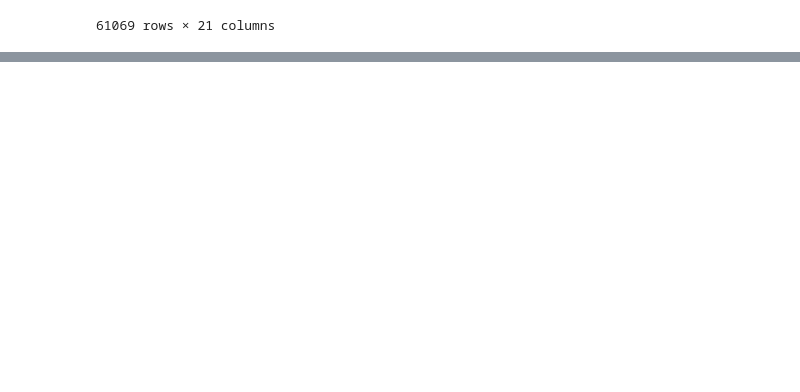
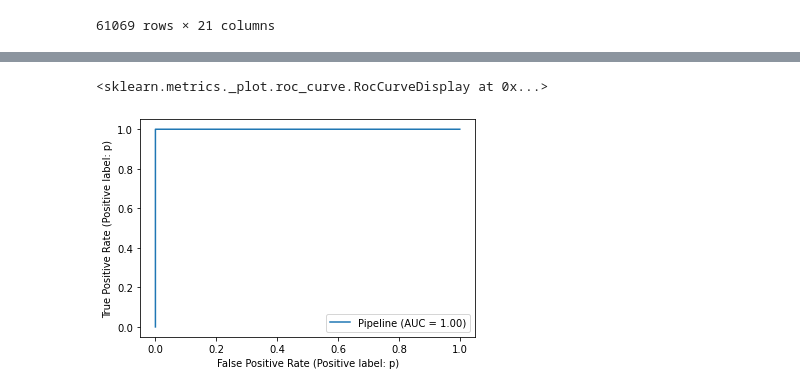
Before and after one commit to Krispy3/MushroomClassifier, a Jupyter notebook: MushWkbk.ipynb, the cells around one changed output, grey strips where cells are left out. Cells and saved outputs as stored; diff of their text form; code cells hidden in the pictures; blank space fills up the shorter version.

Commit message:
models added

```diff
--- a/MushWkbk.ipynb
+++ b/MushWkbk.ipynb
@@ -38,0 +76,10 @@ df2
+# %%
+# establish X and y variables.
+X = df2.drop('class', axis=1)
+y = df2['class']
+
+# Split data into train and test groups early to prevent data leakage
+
+from sklearn.model_selection import train_test_split
+
+X_train, X_test, y_train, y_test = train_test_split(X, y, test_size=0.2)
@@ -38,0 +112,24 @@ df2
+# %%
+# Baseline model
+
+numeric_pipeline = Pipeline([('numimputer', SimpleImputer(strategy = 'mean')), ('numnorm', StandardScaler())])
+
+nominal_pipeline = Pipeline([
+    ('onehotimputer', SimpleImputer(strategy = 'most_frequent')),
+    ('onehotenc', OneHotEncoder(sparse = False, drop = 'first'))])
+
+num_cols = X_train.select_dtypes(['int', 'float']).columns
+cat_cols = X_train.select_dtypes(['object']).columns
+
+ct = ColumnTransformer(
+    [("nominalpipe", nominal_pipeline,cat_cols),
+     ("numpipe", numeric_pipeline, num_cols)])
+
+model_pipe1 = Pipeline([('preprocess', ct),('model', LogisticRegression())])
+
+
+
+model_pipe1.fit(X_train,y_train)
+print('train score: {}'.format(model_pipe1.score(X_train,y_train)))
+print('test score: {}'.format(model_pipe1.score(X_test,y_test)))
+model_pipe1
@@ -38,0 +165,6 @@ df2
+# %%
+model_pipe2 = Pipeline([('preprocess', ct),('knn', KNeighborsClassifier())])
+model_pipe2.fit(X_train, y_train)
+print('train score: {}'.format(model_pipe2.score(X_train,y_train)))
+print('test score: {}'.format(model_pipe2.score(X_test,y_test)))
+model_pipe2
@@ -38,0 +193,5 @@ df2
+# %%
+plot_roc_curve(model_pipe2, X_test, y_test)
+# %% [output]
+<sklearn.metrics._plot.roc_curve.RocCurveDisplay at 0x...>
+[figure, added]
```
Also changed, not shown: parts of 10 cells of this notebook, 1 other file.
